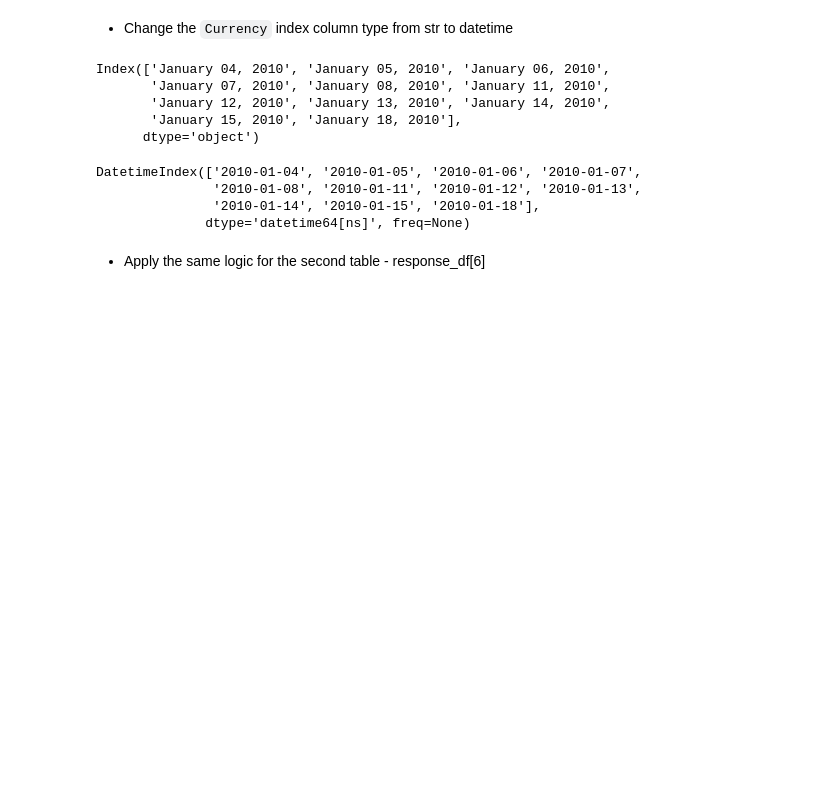
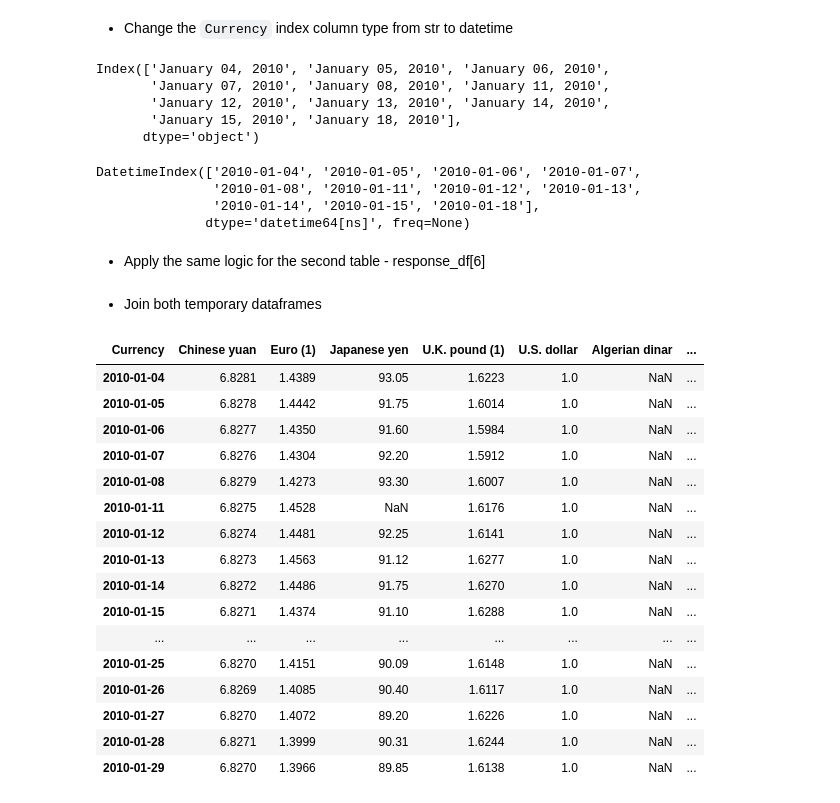
Before and after one commit to benkaan001/pandas_and_beyond, a Jupyter notebook: analyze_data/03_exchange_rates.ipynb, the cells around one changed output. Drawn from its saved outputs; the diff is of its cells as text; code cells hidden in the pictures; blank space fills up the shorter version.

Commit message:
add joined df

```diff
--- a/analyze_data/03_exchange_rates.ipynb
+++ b/analyze_data/03_exchange_rates.ipynb
@@ -154,3 +157,28 @@ temp_df.index = pd.to_datetime(temp_df.index.str.replace(',', ', '))
 - Apply the same logic for the second table - response_df[6]
 # %%
 response_df[6].columns = response_df[6].columns.droplevel(0)
+temp_df2 = response_df[6].set_index('Currency').T
+temp_df2.index = pd.to_datetime(temp_df2.index.str.replace(',', ', '))
+# %% [markdown]
+- Join both temporary dataframes
+# %%
+joined_df = pd.concat([temp_df, temp_df2])
+joined_df
+# %% [output]
+| Currency | Chinese yuan | Euro (1) | Japanese yen | U.K. pound (1) | U.S. dollar | Algerian dinar | ... |
+| 2010-01-04 | 6.8281 | 1.4389 | 93.05 | 1.6223 | 1.0 | NaN | ... |
+| 2010-01-05 | 6.8278 | 1.4442 | 91.75 | 1.6014 | 1.0 | NaN | ... |
+| 2010-01-06 | 6.8277 | 1.4350 | 91.60 | 1.5984 | 1.0 | NaN | ... |
+| 2010-01-07 | 6.8276 | 1.4304 | 92.20 | 1.5912 | 1.0 | NaN | ... |
+| 2010-01-08 | 6.8279 | 1.4273 | 93.30 | 1.6007 | 1.0 | NaN | ... |
+| 2010-01-11 | 6.8275 | 1.4528 | NaN | 1.6176 | 1.0 | NaN | ... |
+| 2010-01-12 | 6.8274 | 1.4481 | 92.25 | 1.6141 | 1.0 | NaN | ... |
+| 2010-01-13 | 6.8273 | 1.4563 | 91.12 | 1.6277 | 1.0 | NaN | ... |
+| 2010-01-14 | 6.8272 | 1.4486 | 91.75 | 1.6270 | 1.0 | NaN | ... |
+| 2010-01-15 | 6.8271 | 1.4374 | 91.10 | 1.6288 | 1.0 | NaN | ... |
+| ... | ... | ... | ... | ... | ... | ... | ... |
+| 2010-01-25 | 6.8270 | 1.4151 | 90.09 | 1.6148 | 1.0 | NaN | ... |
+| 2010-01-26 | 6.8269 | 1.4085 | 90.40 | 1.6117 | 1.0 | NaN | ... |
+| 2010-01-27 | 6.8270 | 1.4072 | 89.20 | 1.6226 | 1.0 | NaN | ... |
+| 2010-01-28 | 6.8271 | 1.3999 | 90.31 | 1.6244 | 1.0 | NaN | ... |
+| 2010-01-29 | 6.8270 | 1.3966 | 89.85 | 1.6138 | 1.0 | NaN | ... |
```
Also changed, not shown: parts of 4 cells of this notebook.
